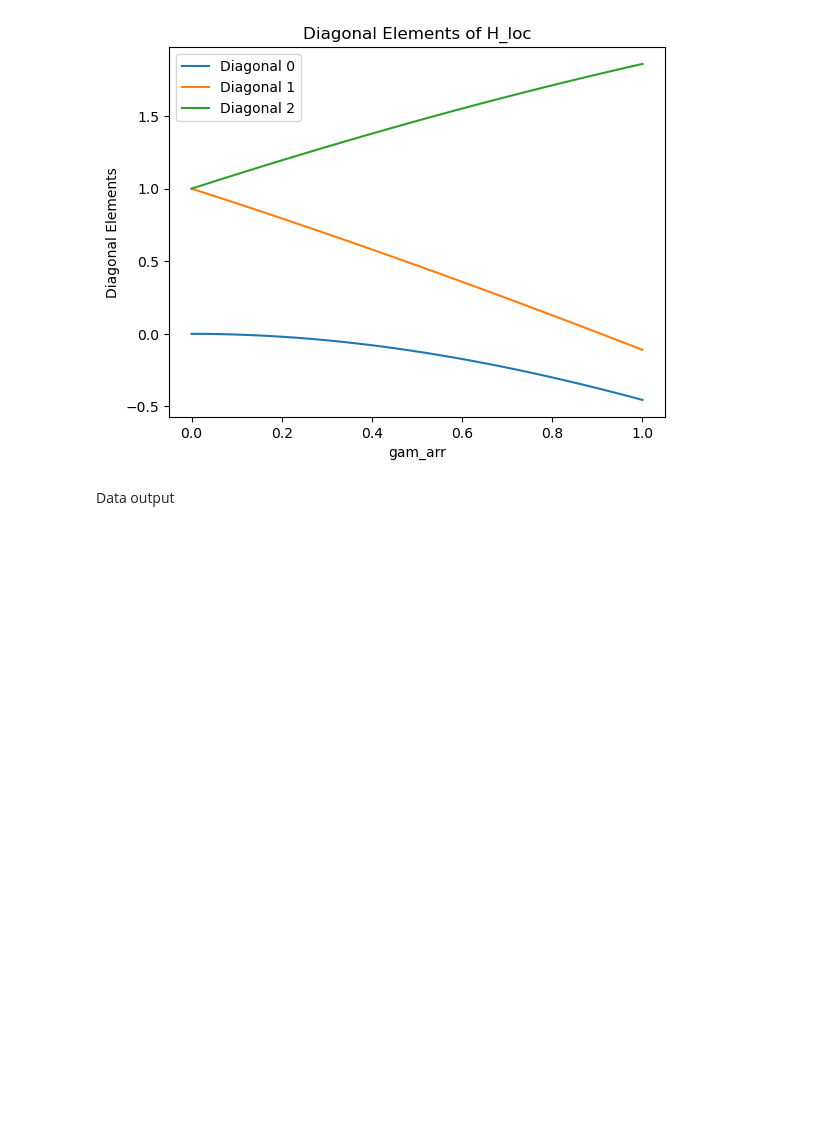
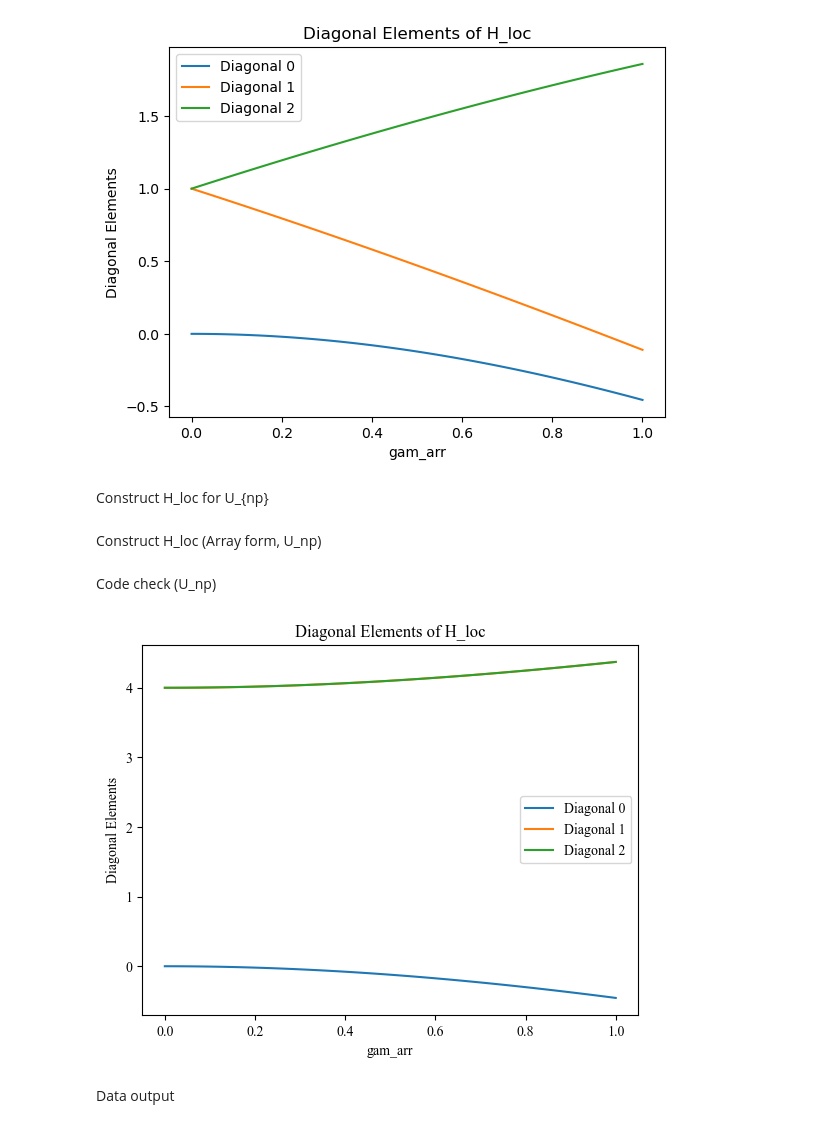
Before and after one commit to Ha-Nul/Codes, a Jupyter notebook: MS_Project/Matheiu/12_09_Mathieu/2025_01_17_Loc_Hamiltonian.ipynb, the cells around one changed output. Saved outputs shown, nothing was run; the diff lists cells and outputs as text; code cells hidden in the pictures; blank space fills up the shorter version.

Commit message:
Mathieu_(6)

```diff
--- a/MS_Project/Matheiu/12_09_Mathieu/2025_01_17_Loc_Hamiltonian.ipynb
+++ b/MS_Project/Matheiu/12_09_Mathieu/2025_01_17_Loc_Hamiltonian.ipynb
@@ -78,6 +78,42 @@ findfont: Font family 'Times New Roman' not found.
 findfont: Font family 'Times New Roman' not found.
 findfont: Font family 'Times New Roman' not found.
 [figure]
+# %% [markdown]
+Construct H_loc for U_{np}
+# %%
+gam_arr = np.linspace(0,1,100)
+
+H_loc = np.zeros((len(gam_arr),3,3))
+
+for i in range(len(gam_arr)):
+    H_loc[i][0][0] = spe.mathieu_a(0,gam_arr)[i]
+    H_loc[i][1][1] = spe.mathieu_a(2,gam_arr)[i]
+    H_loc[i][2][2] = spe.mathieu_a(2,gam_arr)[i]
+# %% [markdown]
+Construct H_loc (Array form, U_np)
+# %%
+H_loc00 = np.zeros(len(gam_arr))
+H_loc11 = np.zeros(len(gam_arr))
+H_loc22 = np.zeros(len(gam_arr))
+
+for i in range(len(gam_arr)):
+    H_loc00[i] = spe.mathieu_a(0,gam_arr)[i]
+    H_loc11[i] = spe.mathieu_a(2,gam_arr)[i]
+    H_loc22[i] = spe.mathieu_a(2,gam_arr)[i]
+# %% [markdown]
+Code check (U_np)
+# %%
+for i in range(3):
+    diagonal_elements = np.diagonal(H_loc[:, :, :], axis1=1, axis2=2)[:, i]
+    plt.plot(gam_arr, diagonal_elements, label=f'Diagonal {i}')
+
+plt.xlabel('gam_arr')
+plt.ylabel('Diagonal Elements')
+plt.title('Diagonal Elements of H_loc')
+plt.legend()
+plt.show()
+# %% [output]
+[figure, added]
 # %% [markdown]
 Data output
 # %%
```
Also changed, not shown: 1 other file.
